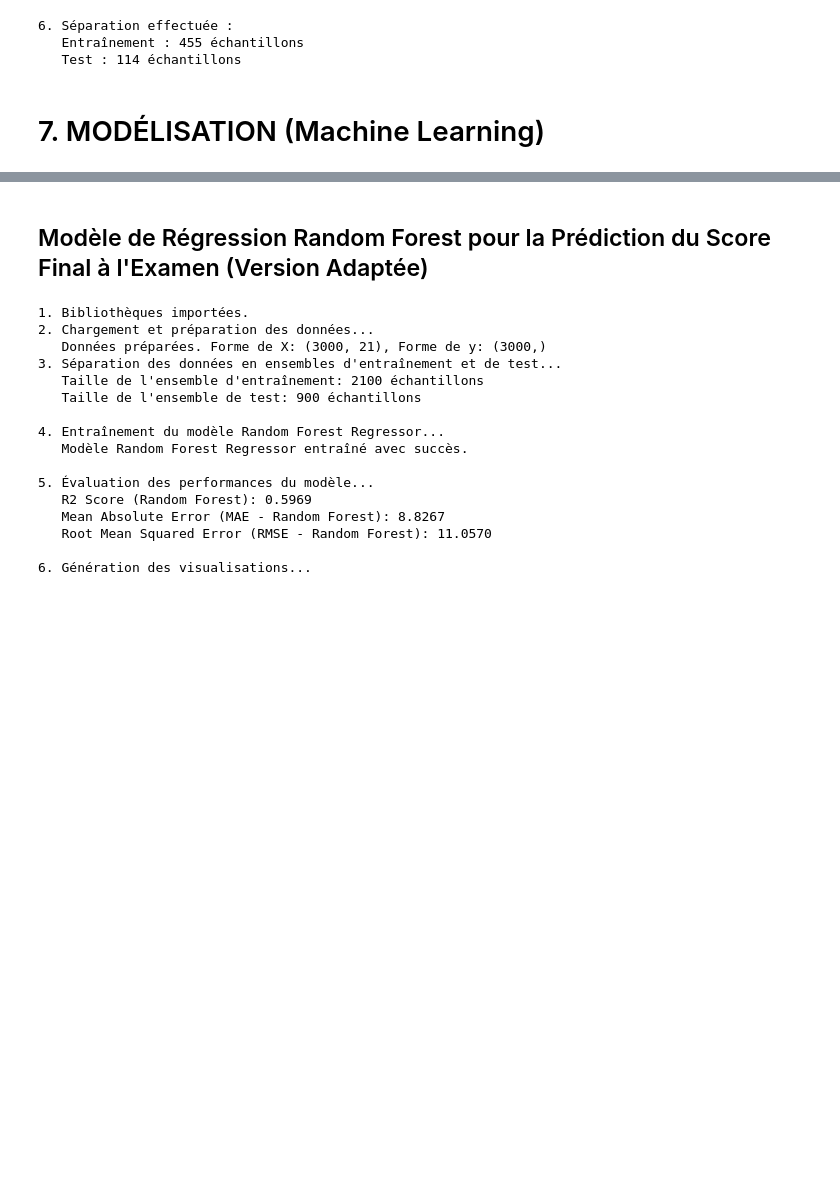
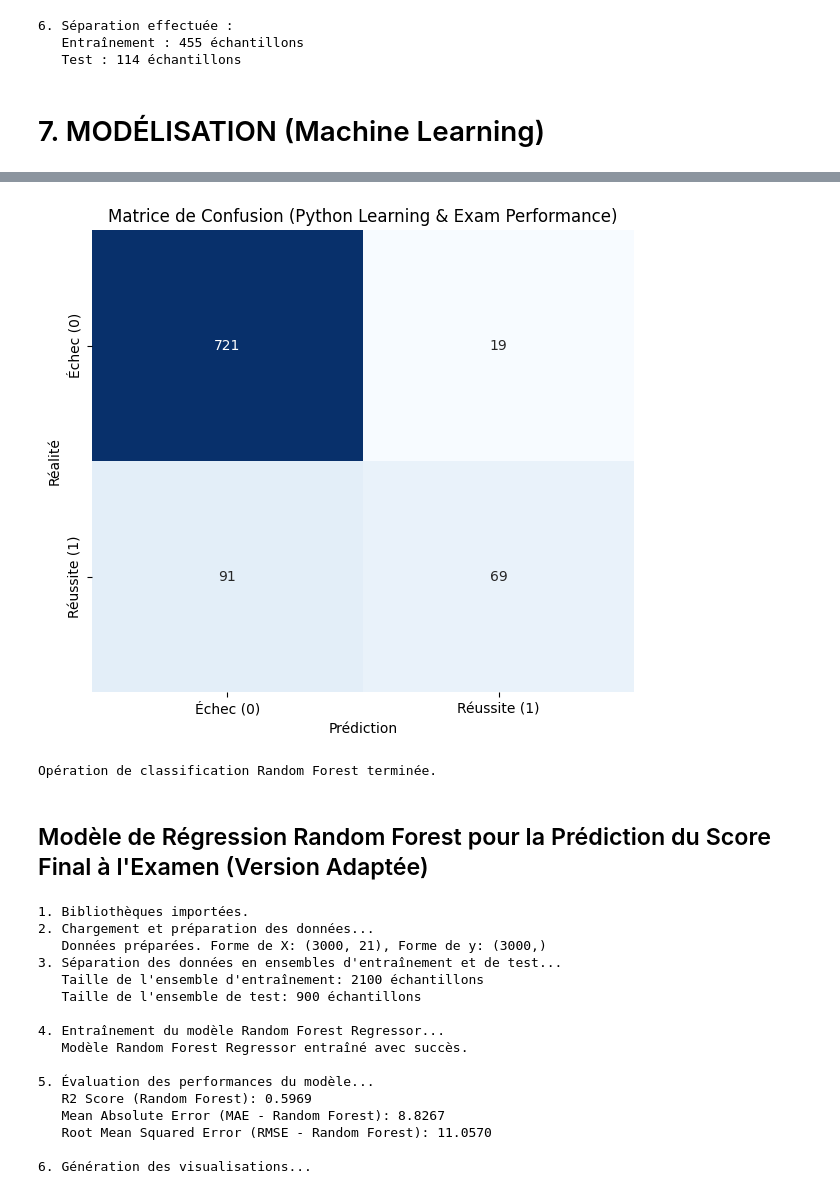
Before and after one commit to 984IKRAM/24010307-EL-BOUKHARI-IKRAM-CAC-2-, a Jupyter notebook: Python_Learning_&_Exam_Performance_Dataset.ipynb, the cells around one changed output, grey strips where cells are left out. Drawn from its saved outputs; the diff is of its cells as text; code cells hidden in the pictures; blank space fills up the shorter version.

```diff
--- a/Python_Learning_&_Exam_Performance_Dataset.ipynb
+++ b/Python_Learning_&_Exam_Performance_Dataset.ipynb
@@ -230,0 +169,66 @@ weighted avg       0.97      0.96      0.96       114
+# %%
+import pandas as pd
+import numpy as np
+import matplotlib.pyplot as plt
+import seaborn as sns
+from sklearn.model_selection import train_test_split
+from sklearn.impute import SimpleImputer
+from sklearn.ensemble import RandomForestClassifier
+from sklearn.metrics import accuracy_score, classification_report, confusion_matrix
+
+print("1. Bibliothèques importées avec succès.")
+
+# 🔹 1. Chargement et Préparation des données
+print("2. Chargement et préparation des données pour la classification...")
+df_exam = pd.read_csv('/content/python_learning_exam_performance.csv')
+
+# Gérer les valeurs manquantes pour la colonne catégorielle 'prior_programming_experience'
+imputer_cat = SimpleImputer(strategy='most_frequent')
+df_exam['prior_programming_experience'] = imputer_cat.fit_transform(df_exam[['prior_programming_experience']]).ravel()
+
+# One-hot encode les variables catégorielles
+df_processed_exam = pd.get_dummies(df_exam, columns=['country', 'prior_programming_experience'], drop_first=True)
+
+# Définition des variables X et y pour la classification
+# y = 'passed_exam' (variable cible binaire)
+# X = toutes les autres variables pertinentes (exclure 'final_exam_score' et 'student_id')
+y_exam = df_processed_exam['passed_exam']
+X_exam = df_processed_exam.drop(columns=['passed_exam', 'final_exam_score', 'student_id'])
+
+print(f"   Données préparées. Forme de X: {X_exam.shape}, Forme de y: {y_exam.shape}")
+
+# 🔹 2. Séparation des données (Training et Test sets)
+print("3. Séparation des données en ensembles d'entraînement et de test...")
+X_train_exam, X_test_exam, y_train_exam, y_test_exam = train_test_split(X_exam, y_exam, test_size=0.3, random_state=42, stratify=y_exam)
+print(f"   Taille de l'ensemble d'entraînement: {X_train_exam.shape[0]} échantillons")
+print(f"   Taille de l'ensemble de test: {X_test_exam.shape[0]} échantillons\n")
+
+# 🔹 3. Entraînement du Modèle Random Forest Classifier
+print("4. Entraînement du modèle Random Forest Classifier...")
+model_exam = RandomForestClassifier(n_estimators=100, random_state=42)
+model_exam.fit(X_train_exam, y_train_exam)
+print("   Modèle Random Forest Classifier entraîné avec succès.\n")
+
+# 🔹 4. Évaluation du Modèle et Matrice de Confusion
+print("5. Évaluation des performances du modèle et génération de la matrice de confusion...")
+y_pred_exam = model_exam.predict(X_test_exam)
+
+# Calcul de l'accuracy
+accuracy_exam = accuracy_score(y_test_exam, y_pred_exam)
+print(f"   Accuracy Score : {accuracy_exam:.4f}")
+
+# Rapport de classification
+print("\n   Rapport de Classification :\n", classification_report(y_test_exam, y_pred_exam))
+
+# Matrice de confusion
+cm_exam = confusion_matrix(y_test_exam, y_pred_exam)
+plt.figure(figsize=(7, 6))
+sns.heatmap(cm_exam, annot=True, fmt='d', cmap='Blues', cbar=False,
+            xticklabels=['Échec (0)', 'Réussite (1)'], yticklabels=['Échec (0)', 'Réussite (1)'])
+plt.xlabel('Prédiction')
+plt.ylabel('Réalité')
+plt.title('Matrice de Confusion (Python Learning & Exam Performance)')
+plt.show()
+
+print("Opération de classification Random Forest terminée.")
+# %% [output]
@@ -231,3 +252,5 @@ weighted avg       0.97      0.96      0.96       114
+[figure, added]
+Opération de classification Random Forest terminée.
 # %% [markdown]
 ## Modèle de Régression Random Forest pour la Prédiction du Score Final à l'Examen (Version Adaptée)
 # %%
```
Also changed, not shown: parts of 3 cells of this notebook.
